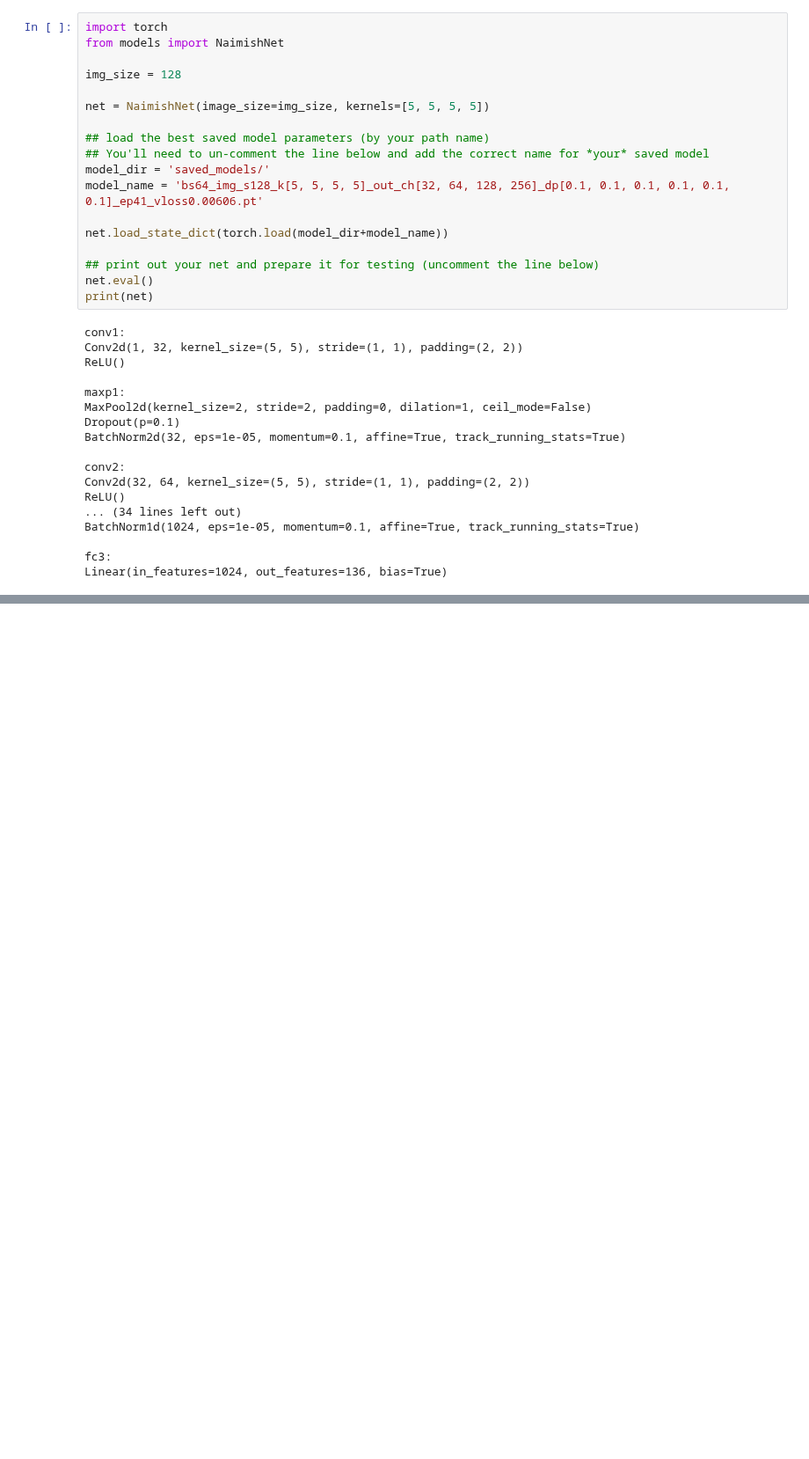
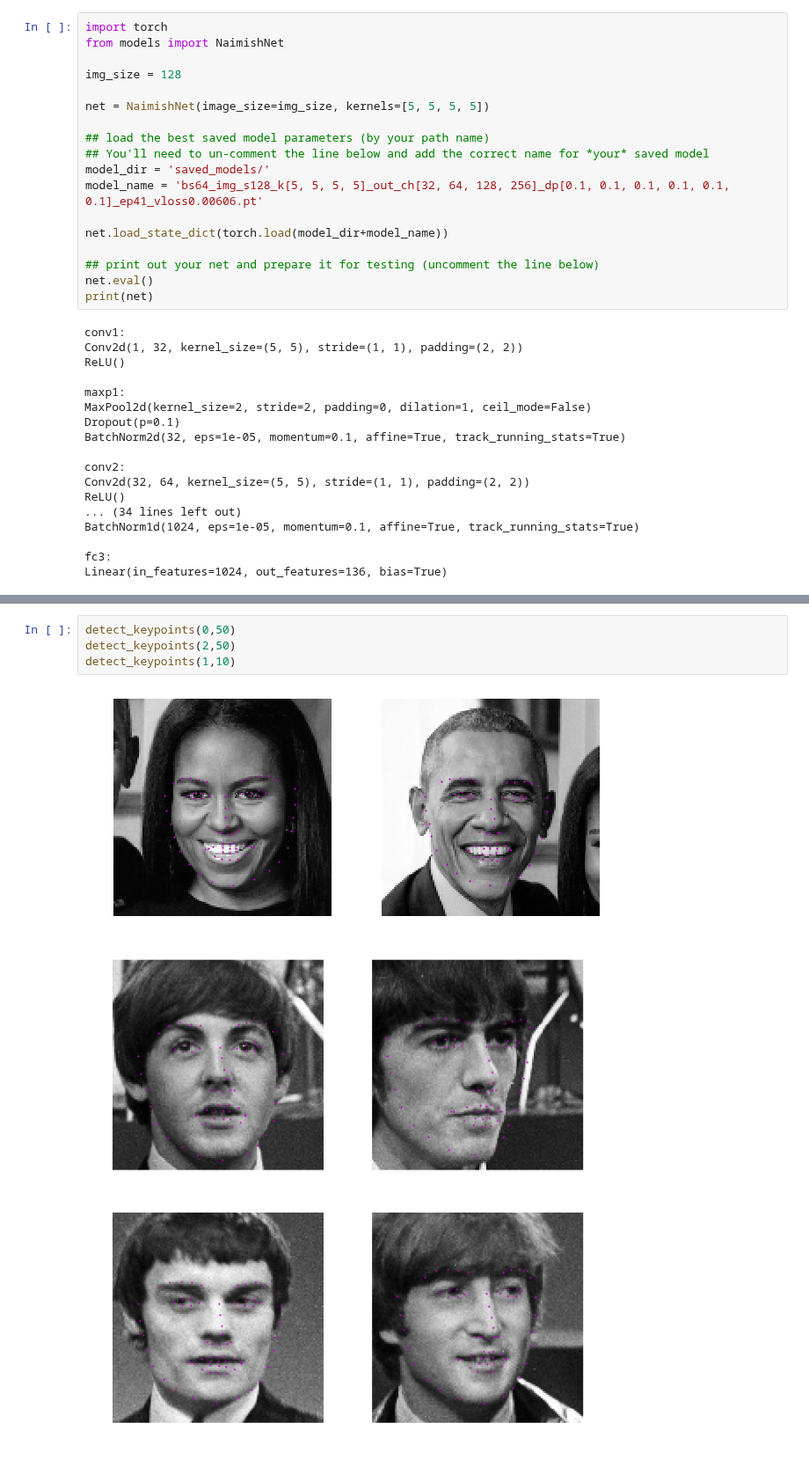
Before and after one commit to Bjarten/computer-vision-ND, a Jupyter notebook: project_1_facial_keypoints/3. Facial Keypoint Detection, Complete Pipeline.ipynb, the cells around one changed output, grey strips where cells are left out. Shown at 88% size. Cells and saved outputs as stored; diff of their text form; blank space fills up the shorter version.

Commit message:
feat: create detect_keypoints function

```diff
--- a/project_1_facial_keypoints/3. Facial Keypoint Detection, Complete Pipeline.ipynb
+++ b/project_1_facial_keypoints/3. Facial Keypoint Detection, Complete Pipeline.ipynb
@@ -213,0 +205,7 @@ torch.Size([1, 1, 128, 128])
+# %%
+detect_keypoints(0,50)
+detect_keypoints(2,50)
+detect_keypoints(1,10)
+# %% [output]
+[figure, added]
+[figure, added]
```
Also changed, not shown: parts of 3 cells of this notebook.
